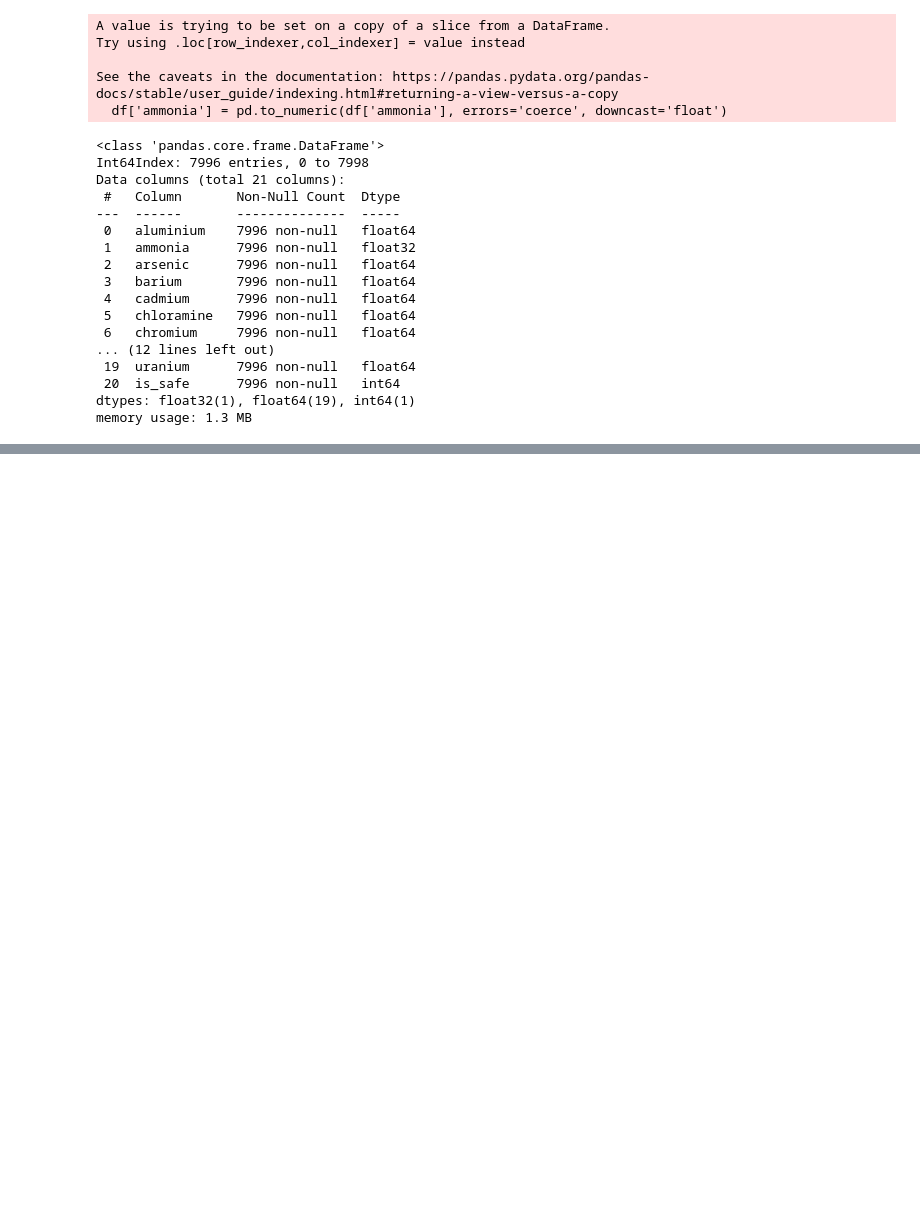
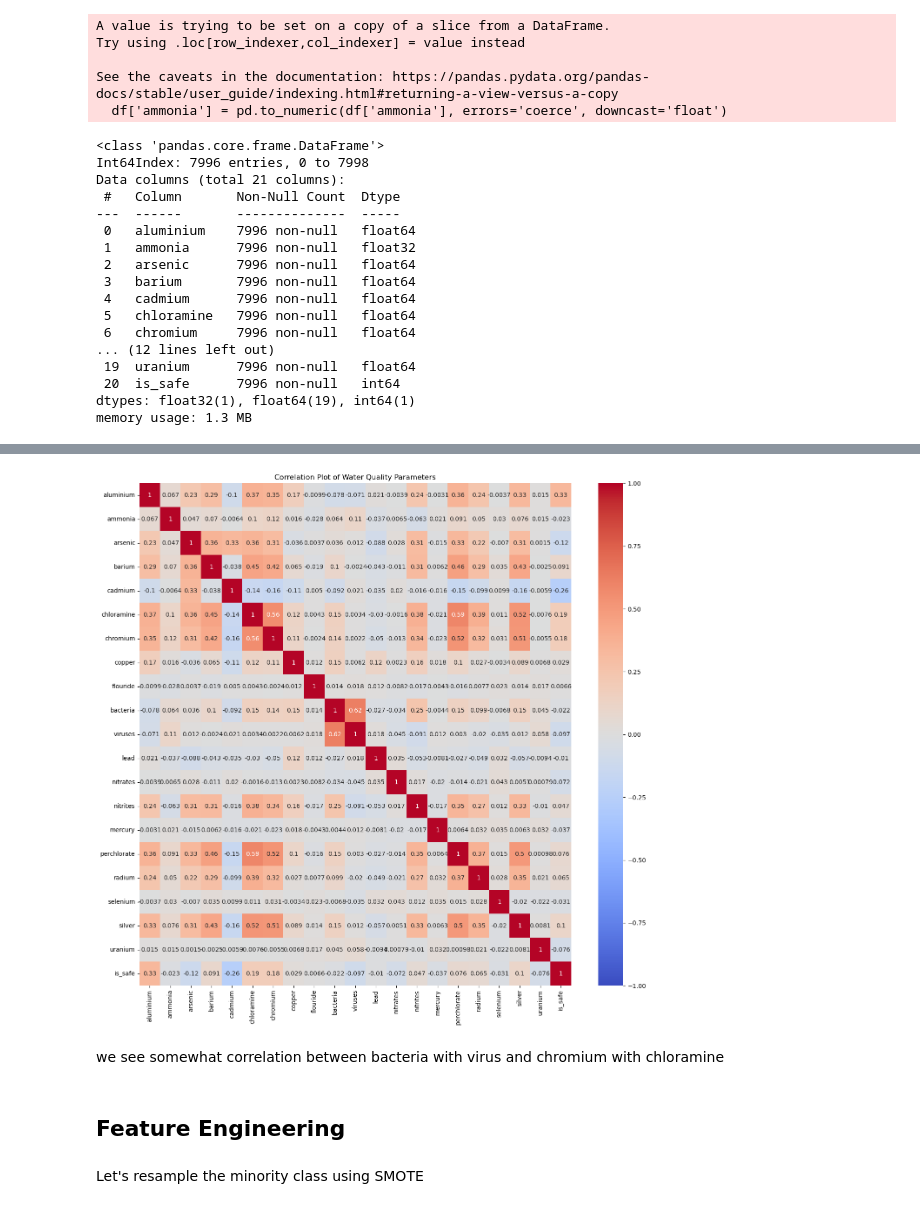
Before and after one commit to ShubhamMisar-12/WaterQualityAnalysis, a Jupyter notebook: water-quality-analysis.ipynb, the cells around one changed output, grey strips where cells are left out. Saved outputs shown, nothing was run; the diff lists cells and outputs as text; code cells hidden in the pictures; blank space fills up the shorter version.

```diff
--- a/water-quality-analysis.ipynb
+++ b/water-quality-analysis.ipynb
@@ -148,0 +161,13 @@ plt.show()
+# %%
+correlation_matrix = df.corr()
+
+plt.figure(figsize=(16, 15))
+sns.heatmap(correlation_matrix, annot=True, cmap='coolwarm', center=0, vmin=-1, vmax=1)
+plt.title("Correlation Plot of Water Quality Parameters")
+plt.show()
+# %% [output]
+[figure, added]
+# %% [markdown]
+we see somewhat correlation between bacteria with virus and chromium with chloramine
+# %% [markdown]
+## Feature Engineering
@@ -148,0 +181,2 @@ plt.show()
+# %% [markdown]
+Let's resample the minority class using SMOTE
```
Also changed, not shown: parts of 25 cells of this notebook.
